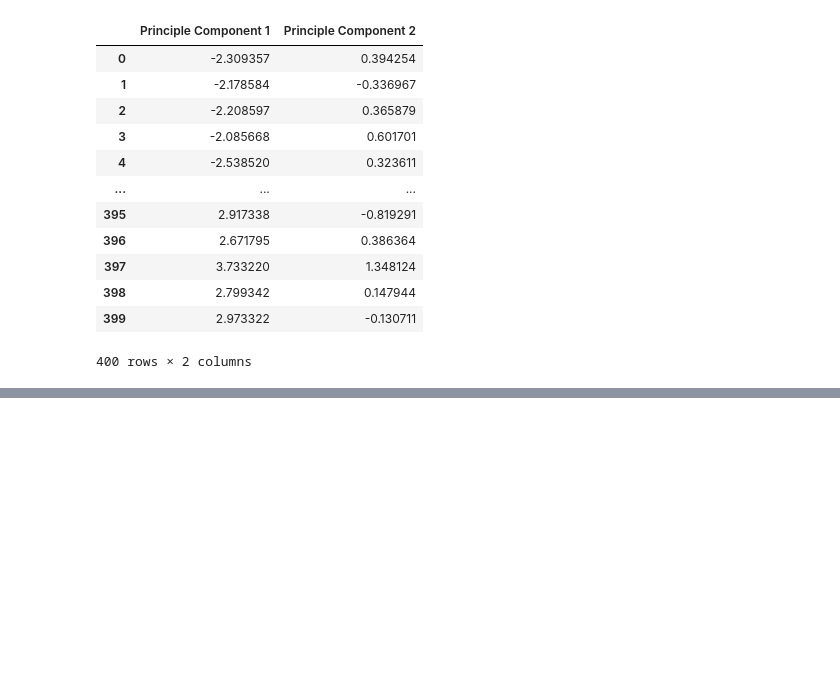
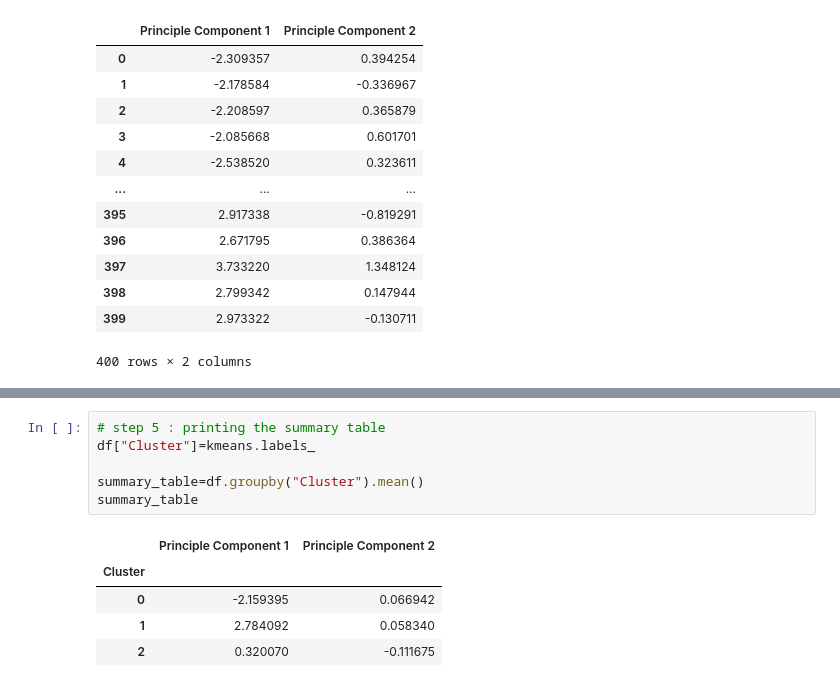
Before and after one commit to YS-Pundir/Machine-Learning-Foundations, a Jupyter notebook: Patient Risk Segmentation Using K-Means/model.ipynb, the cells around one changed output, grey strips where cells are left out. Saved outputs shown, nothing was run; the diff lists cells and outputs as text; blank space fills up the shorter version.

Commit message:
adding the summart table

```diff
--- a/Patient Risk Segmentation Using K-Means/model.ipynb
+++ b/Patient Risk Segmentation Using K-Means/model.ipynb
@@ -101,0 +122,12 @@ ________________________________________________________________________________
+# %%
+# step 5 : printing the summary table
+df["Cluster"]=kmeans.labels_
+
+summary_table=df.groupby("Cluster").mean()
+summary_table
+# %% [output]
+|  | Principle Component 1 | Principle Component 2 |
+| Cluster |  |  |
+| 0 | -2.159395 | 0.066942 |
+| 1 | 2.784092 | 0.058340 |
+| 2 | 0.320070 | -0.111675 |
```
Also changed, not shown: parts of 2 cells of this notebook.
